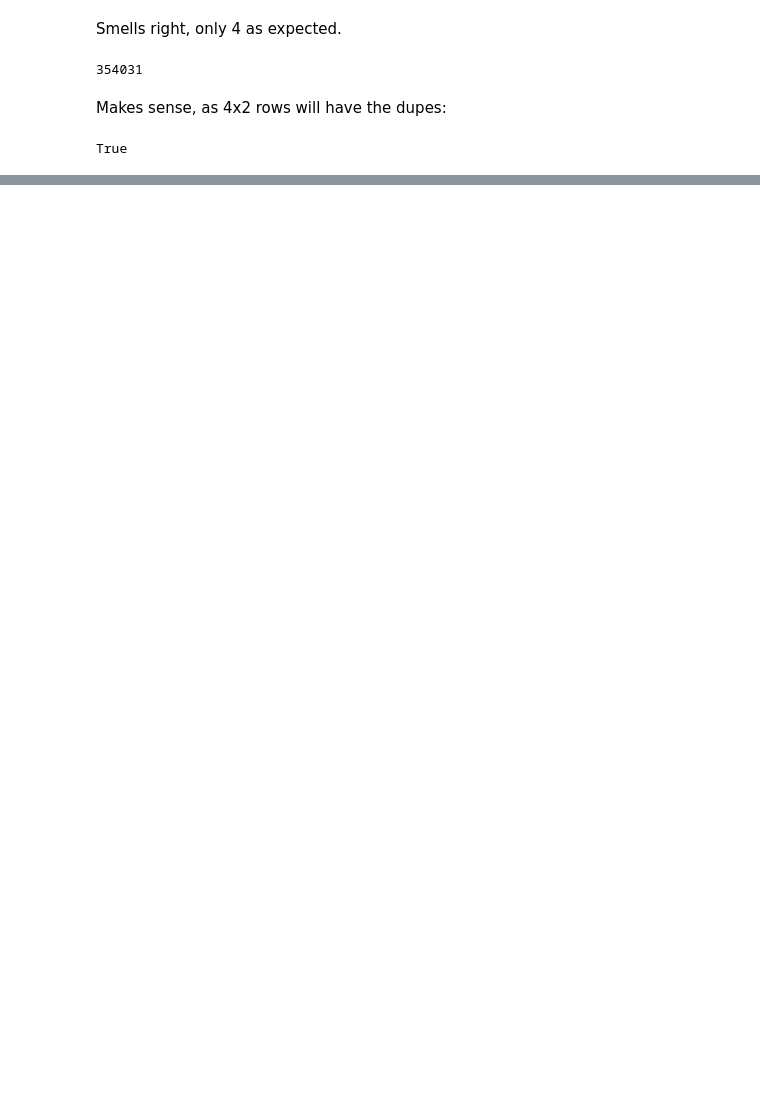
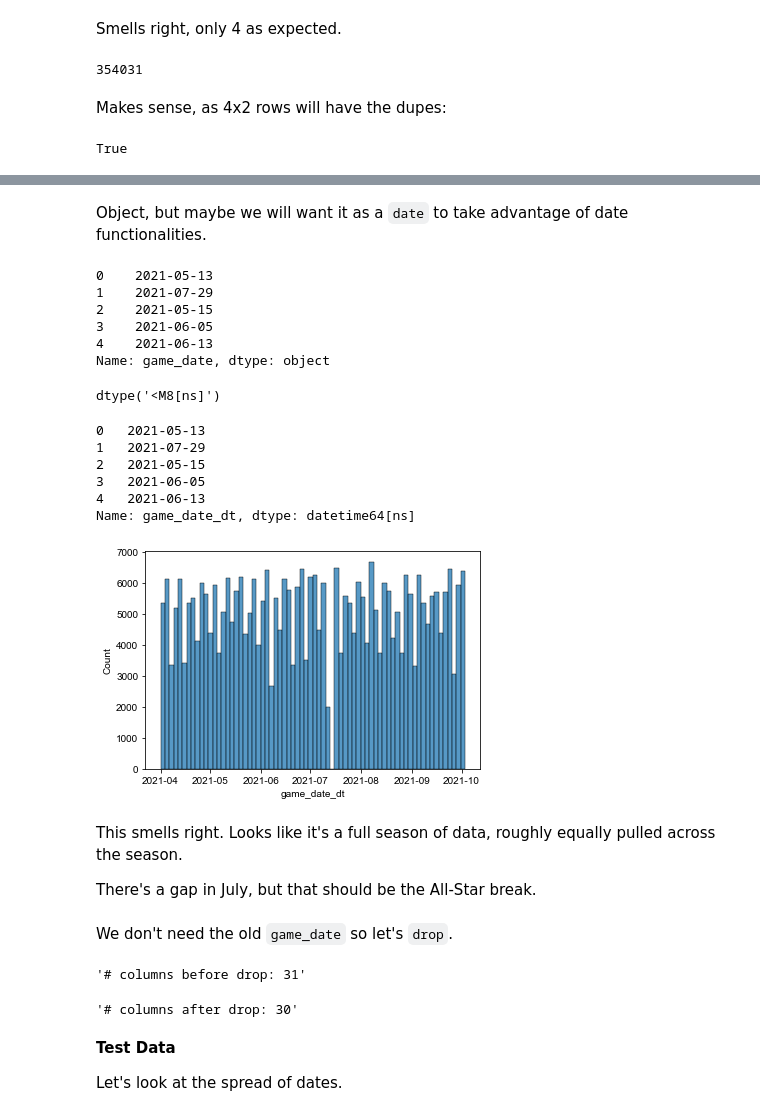
Before and after one commit to werlindo/called-third-strike, a Jupyter notebook: notebooks/02_data_exploration.ipynb, the cells around one changed output, grey strips where cells are left out. Drawn from its saved outputs; the diff is of its cells as text; code cells hidden in the pictures; blank space fills up the shorter version.

```diff
--- a/notebooks/02_data_exploration.ipynb
+++ b/notebooks/02_data_exploration.ipynb
@@ -124,0 +128,3 @@ True
+# %%
+#Keep only the non-dupes
+df_train_use = df_train[df_train['pitch_id'].isin(keep_pitch_id)]
@@ -124,0 +160,2 @@ True
+# %%
+df_train_use.drop(['season'], axis=1, inplace=True)
@@ -124,0 +186,49 @@ True
+# %% [markdown]
+Object, but maybe we will want it as a `date` to take advantage of date functionalities.
+# %%
+df_train_use['game_date'].head()
+# %% [output]
+0    2021-05-13
+1    2021-07-29
+2    2021-05-15
+3    2021-06-05
+4    2021-06-13
+Name: game_date, dtype: object
+# %%
+df_train_use['game_date_dt'] = pd.to_datetime(df_train_use['game_date'])
+# %%
+df_train_use['game_date_dt'].dtype
+# %% [output]
+dtype('<M8[ns]')
+# %%
+df_train_use['game_date_dt'].head()
+# %% [output]
+0   2021-05-13
+1   2021-07-29
+2   2021-05-15
+3   2021-06-05
+4   2021-06-13
+Name: game_date_dt, dtype: datetime64[ns]
+# %%
+sns.histplot(x='game_date_dt', data=df_train_use)
+sns.set(rc={'figure.figsize':(12,12)})
+plt.show()
+# %% [output]
+[figure, added]
+# %% [markdown]
+This smells right. Looks like it's a full season of data, roughly equally pulled across the season.
+
+There's a gap in July, but that should be the All-Star break.
+# %% [markdown]
+We don't need the old `game_date` so let's `drop`.
+# %%
+display(f'# columns before drop: {df_train_use.shape[1]}')
+df_train_use.drop(['game_date'], axis=1, inplace=True)
+display(f'# columns after drop: {df_train_use.shape[1]}')
+# %% [output]
+'# columns before drop: 31'
+'# columns after drop: 30'
+# %% [markdown]
+__Test Data__
+
+Let's look at the spread of dates.
```
Also changed, not shown: parts of 107 cells of this notebook, 3 other files.
